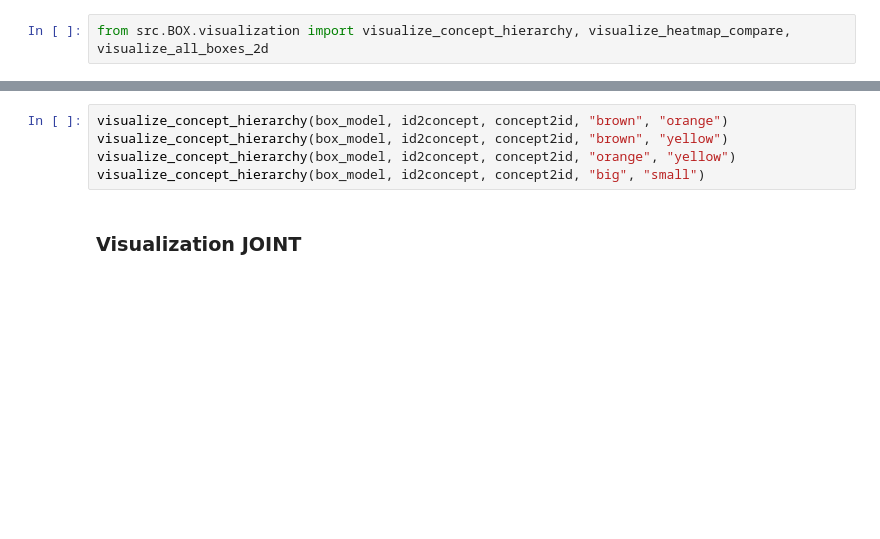
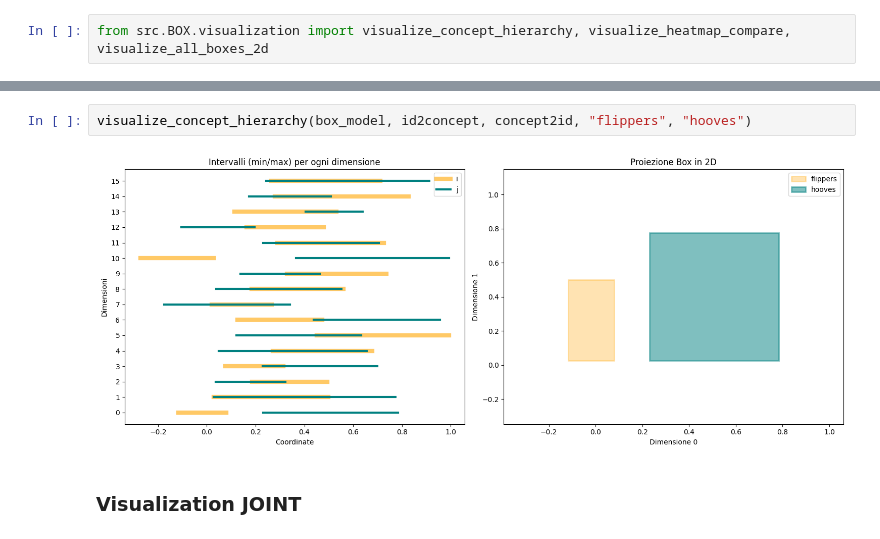
Before and after one commit to stefano-gamba/BoxEmbeddingCBM, a Jupyter notebook: notebooks/awa2/box_training.ipynb, the cells around one changed output, grey strips where cells are left out. Saved outputs shown, nothing was run; the diff lists cells and outputs as text; blank space fills up the shorter version.

```diff
--- a/notebooks/awa2/box_training.ipynb
+++ b/notebooks/awa2/box_training.ipynb
@@ -101,8 +105,7 @@ visualize_all_boxes_2d(box_model, id2concept, dim_x=0, dim_y=1)
 # %%
-visualize_concept_hierarchy(box_model, id2concept, concept2id, "brown", "orange")
-visualize_concept_hierarchy(box_model, id2concept, concept2id, "brown", "yellow")
-visualize_concept_hierarchy(box_model, id2concept, concept2id, "orange", "yellow")
-visualize_concept_hierarchy(box_model, id2concept, concept2id, "big", "small")
+visualize_concept_hierarchy(box_model, id2concept, concept2id, "flippers", "hooves")
+# %% [output]
+[figure, added]
 # %% [markdown]
 ### Visualization JOINT
 # %%
```
Also changed, not shown: parts of 7 cells of this notebook, 3 other files.
